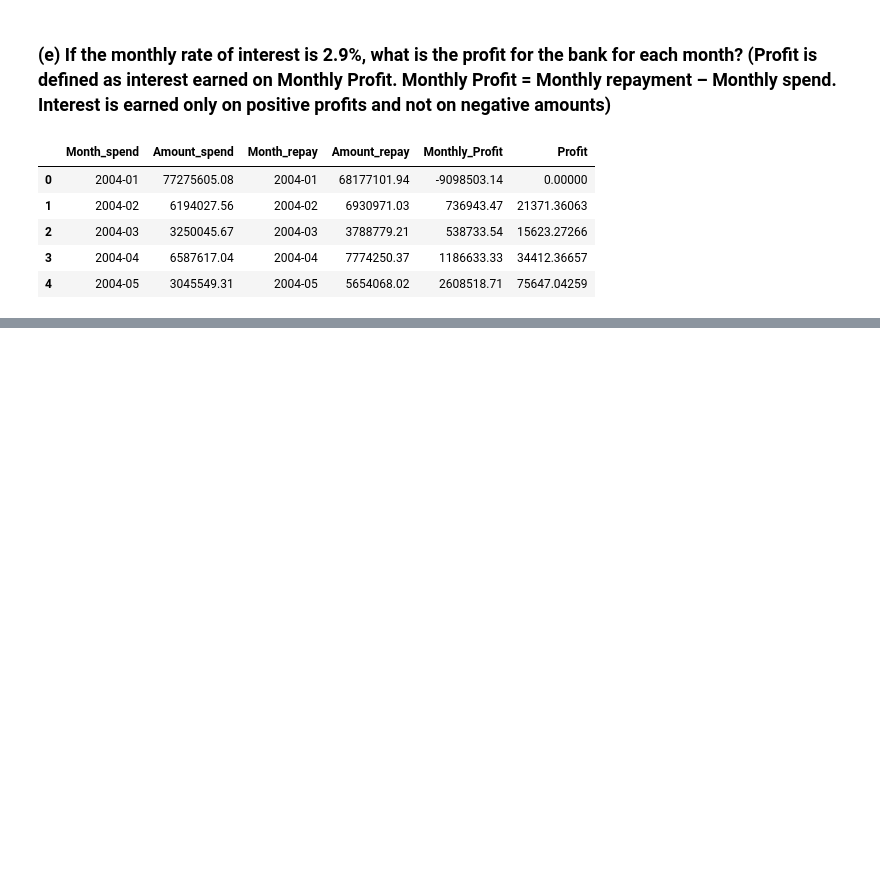
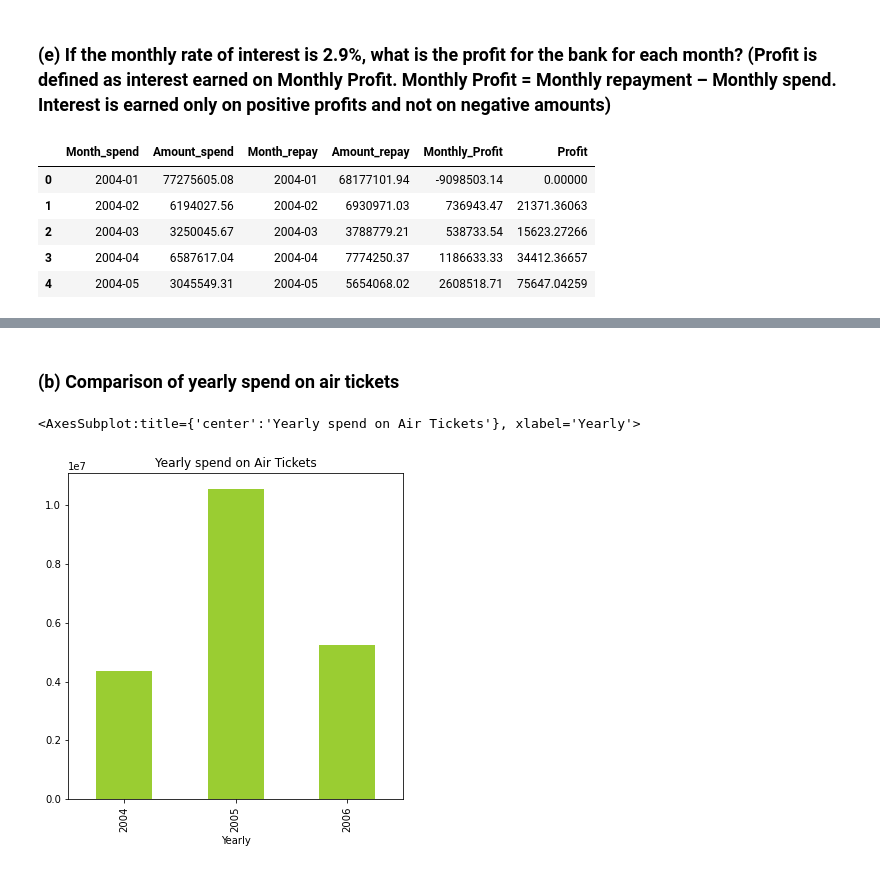
Before and after one commit to sakshisv/Credit-Card-Case-Study, a Jupyter notebook: Credit Card Case Study (Python).ipynb, the cells around one changed output, grey strips where cells are left out. Drawn from its saved outputs; the diff is of its cells as text; code cells hidden in the pictures; blank space fills up the shorter version.

```diff
--- a/Credit Card Case Study (Python).ipynb
+++ b/Credit Card Case Study (Python).ipynb
@@ -376,0 +350,7 @@ cust_spend
+# %% [markdown]
+### (b) Comparison of yearly spend on air tickets
+# %%
+cust_spend[cust_spend['Type'] == 'AIR TICKET'].groupby('Yearly')['Amount'].sum().plot.bar(figsize = (6,6), color = 'yellowgreen', title = 'Yearly spend on Air Tickets')
+# %% [output]
+<AxesSubplot:title={'center':'Yearly spend on Air Tickets'}, xlabel='Yearly'>
+[figure, added]
```
Also changed, not shown: parts of 46 cells of this notebook.
